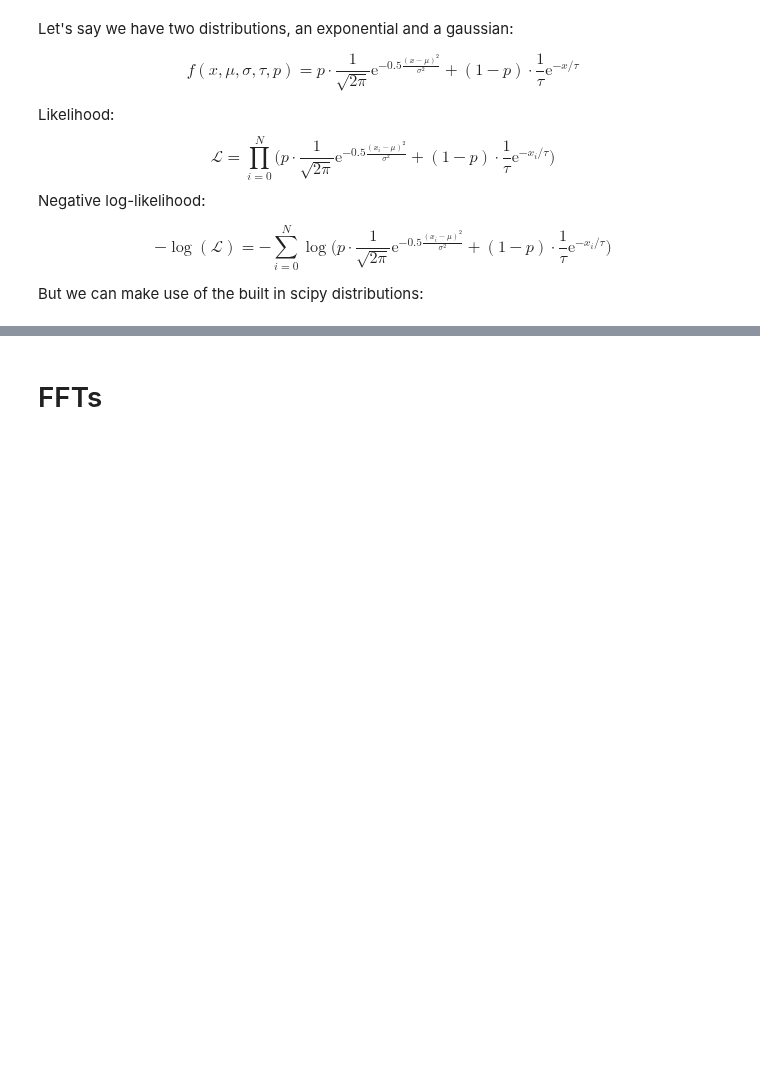
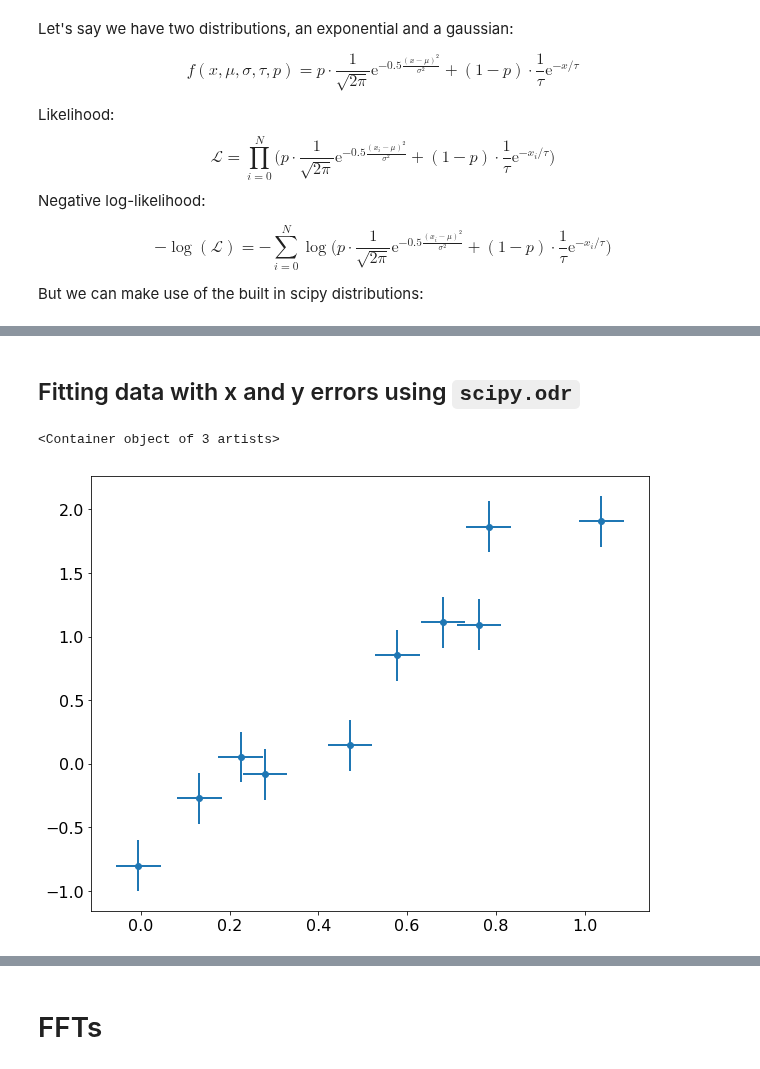
Before and after one commit to Python4AstronomersAndParticlePhysicists/PythonWorkshop-ICE, a Jupyter notebook: notebooks/07_01_scipy.ipynb, the cells around one changed output, grey strips where cells are left out. Drawn from its saved outputs; the diff is of its cells as text; code cells hidden in the pictures; blank space fills up the shorter version.

```diff
--- a/notebooks/07_01_scipy.ipynb
+++ b/notebooks/07_01_scipy.ipynb
@@ -329,2 +329,24 @@ print(result)
 # %%
 x = expon.rvs
+# %% [markdown]
+<a id=odr></a>
+## Fitting data with x and y errors using `scipy.odr`
+# %%
+import numpy as np
+import scipy.odr as odr
+
+# generate some data
+x = np.linspace(0, 1, 10)
+y = 3*x - 1
+xerr = np.full_like(x, 0.05)
+yerr = np.full_like(y, 0.2)
+
+# add noise to the data
+x += np.random.normal(0, xerr, 10)
+y += np.random.normal(0, yerr, 10)
+
+# plot the data
+plt.errorbar(x, y, xerr=xerr, yerr=yerr, fmt='o')
+# %% [output]
+<Container object of 3 artists>
+[figure, added]
```
Also changed, not shown: parts of 21 cells of this notebook.
